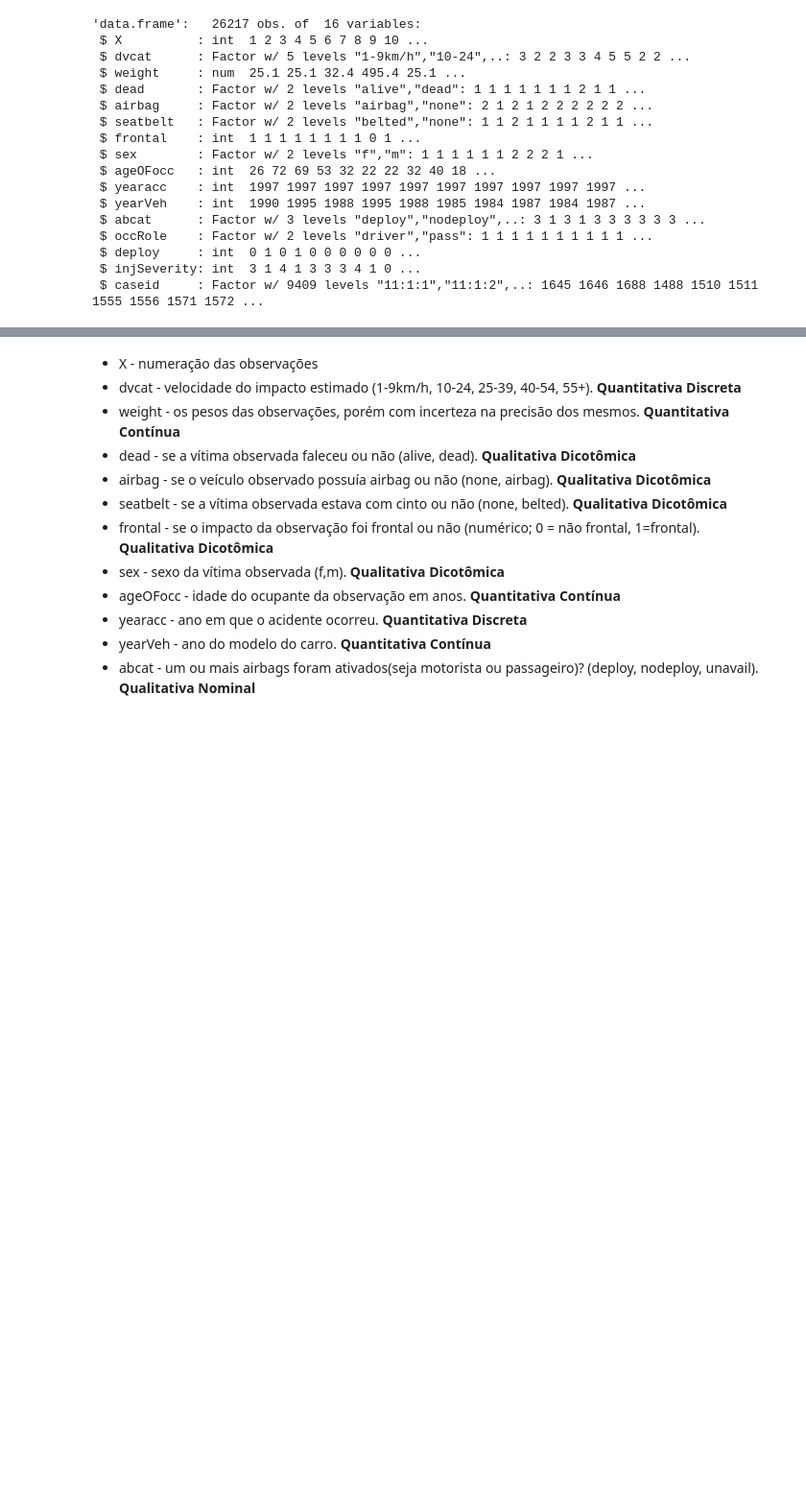
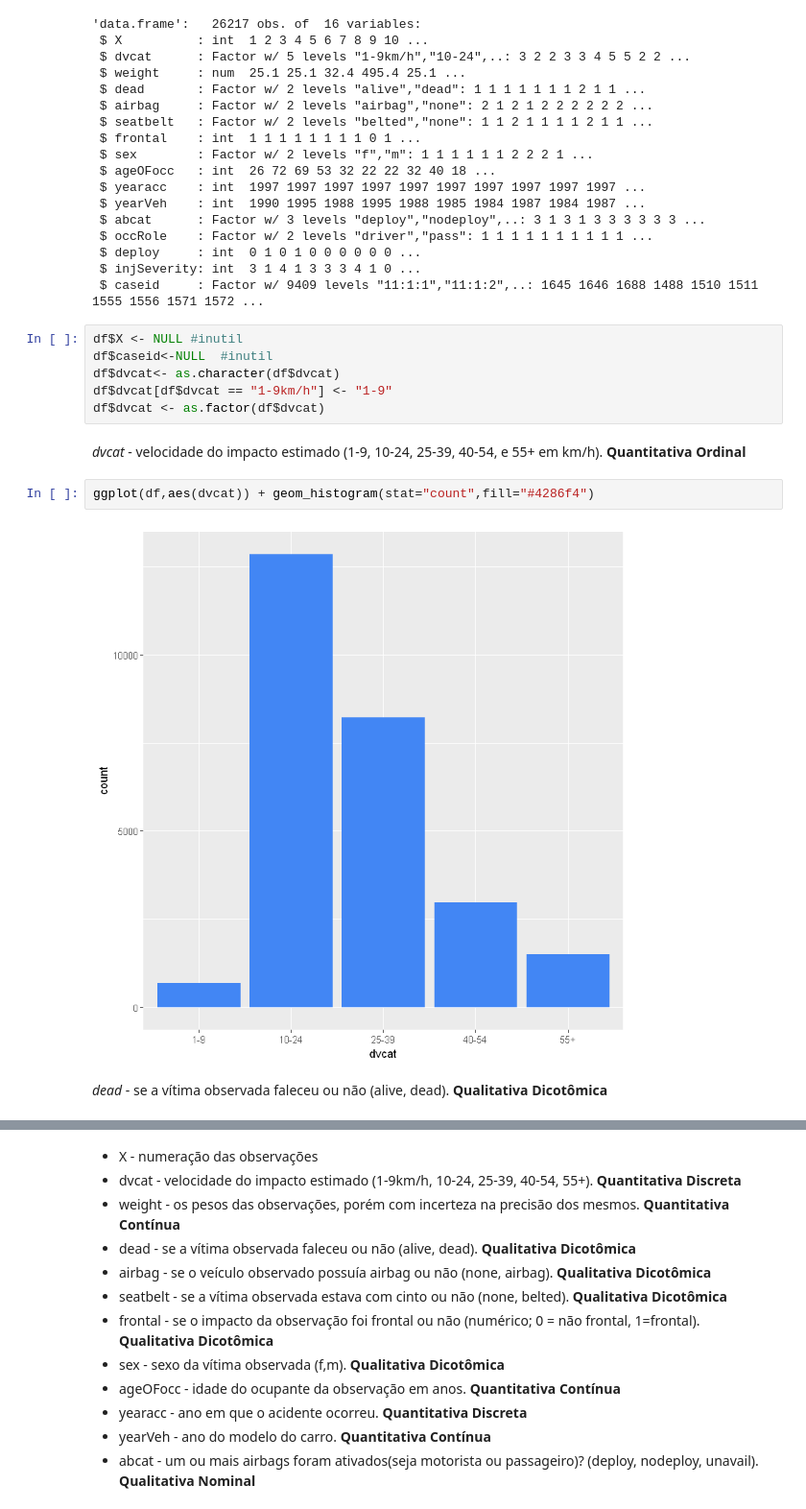
Before and after one commit to Umaigenomu/Car-Accidents, a Jupyter notebook: CarAccidents.ipynb, the cells around one changed output, grey strips where cells are left out. Shown at 96% size. Drawn from its saved outputs; the diff is of its cells as text; blank space fills up the shorter version.

```diff
--- a/CarAccidents.ipynb
+++ b/CarAccidents.ipynb
@@ -31,3 +38,17 @@ str(df)
  $ deploy     : int  0 1 0 1 0 0 0 0 0 0 ...
  $ injSeverity: int  3 1 4 1 3 3 3 4 1 0 ...
  $ caseid     : Factor w/ 9409 levels "11:1:1","11:1:2",..: 1645 1646 1688 1488 1510 1511 1555 1556 1571 1572 ...
+# %%
+df$X <- NULL #inutil
+df$caseid<-NULL  #inutil
+df$dvcat<- as.character(df$dvcat)
+df$dvcat[df$dvcat == "1-9km/h"] <- "1-9"
+df$dvcat <- as.factor(df$dvcat)
+# %% [markdown]
+ _dvcat_ - velocidade do impacto estimado (1-9, 10-24, 25-39, 40-54, e 55+ em km/h). **Quantitativa Ordinal**
+# %%
+ggplot(df,aes(dvcat)) + geom_histogram(stat="count",fill="#4286f4")
+# %% [output]
+[figure, added]
+# %% [markdown]
+_dead_ - se a vítima observada faleceu ou não (alive, dead). **Qualitativa Dicotômica**
```
Also changed, not shown: parts of 27 cells of this notebook.
